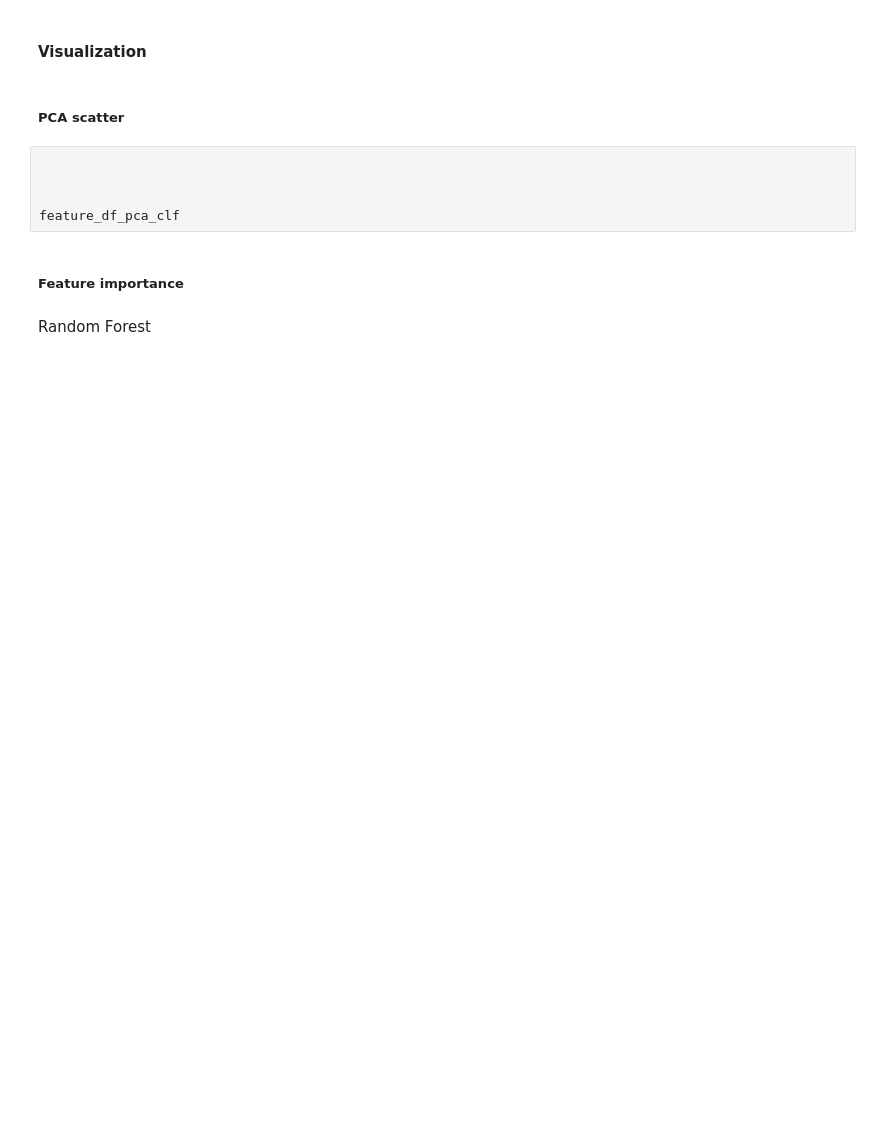
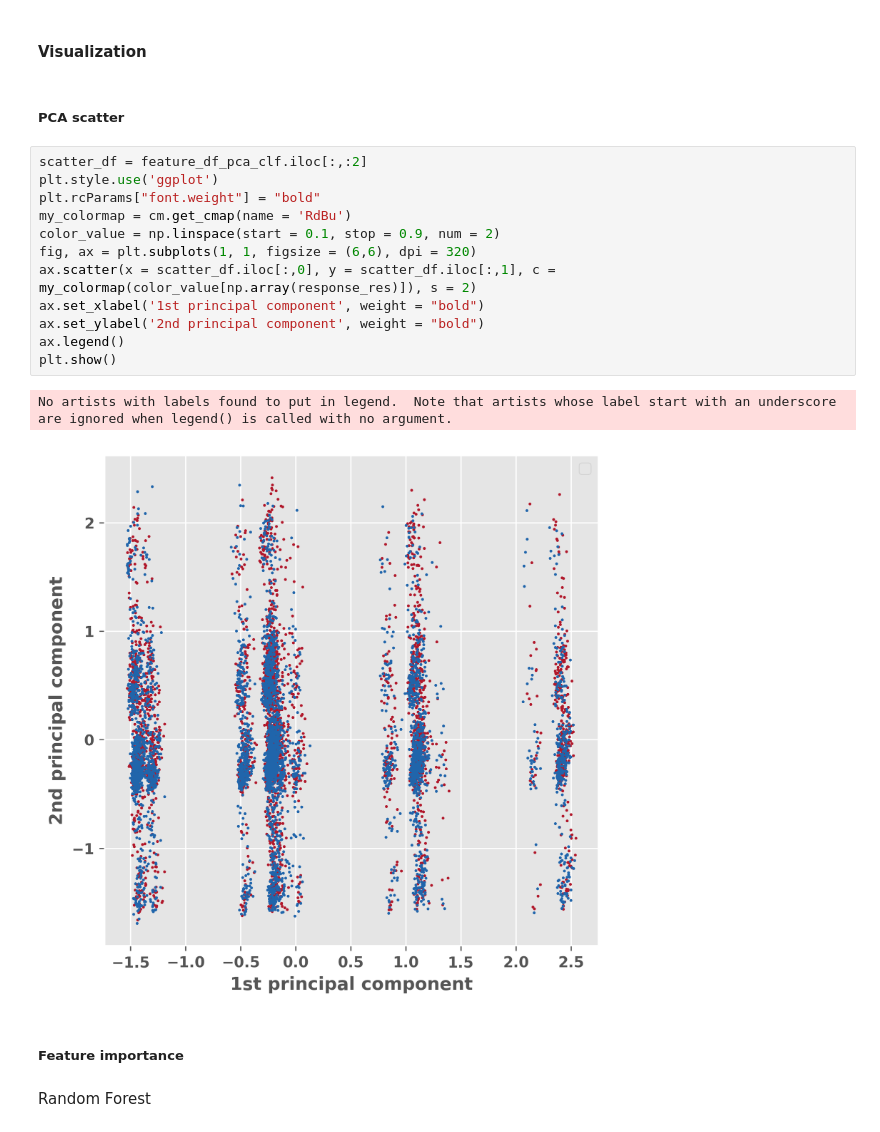
Before and after one commit to JavierLiao/EODS-Project1-Group9, a Jupyter notebook: doc/ml_pipeline_fraud_revised.ipynb, the cells around one changed output. Drawn from its saved outputs; the diff is of its cells as text; blank space fills up the shorter version.

```diff
--- a/doc/ml_pipeline_fraud_revised.ipynb
+++ b/doc/ml_pipeline_fraud_revised.ipynb
@@ -415,11 +417,21 @@ result_dict
 #### Visualization
 # %% [markdown]
 ##### PCA scatter
-# %%
-
-
-
-feature_df_pca_clf
+# %%
+scatter_df = feature_df_pca_clf.iloc[:,:2]
+plt.style.use('ggplot')
+plt.rcParams["font.weight"] = "bold"
+my_colormap = cm.get_cmap(name = 'RdBu')
+color_value = np.linspace(start = 0.1, stop = 0.9, num = 2)
+fig, ax = plt.subplots(1, 1, figsize = (6,6), dpi = 320)
+ax.scatter(x = scatter_df.iloc[:,0], y = scatter_df.iloc[:,1], c = my_colormap(color_value[np.array(response_res)]), s = 2)
+ax.set_xlabel('1st principal component', weight = "bold")
+ax.set_ylabel('2nd principal component', weight = "bold")
+ax.legend()
+plt.show()
+# %% [output]
+No artists with labels found to put in legend.  Note that artists whose label start with an underscore are ignored when legend() is called with no argument.
+[figure, added]
 # %% [markdown]
 ##### Feature importance
 # %% [markdown]
```
Also changed, not shown: parts of 10 cells of this notebook, 4 other files.
